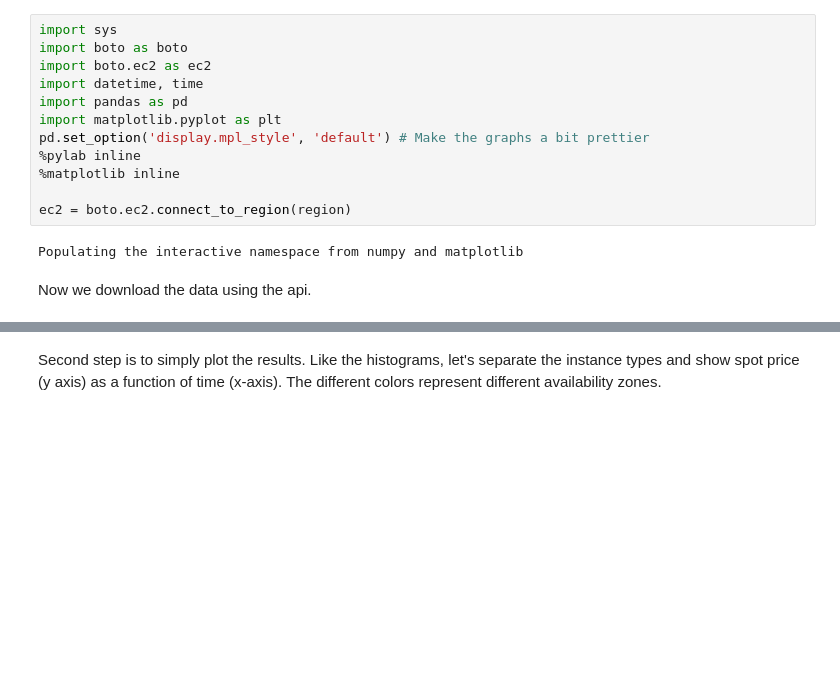
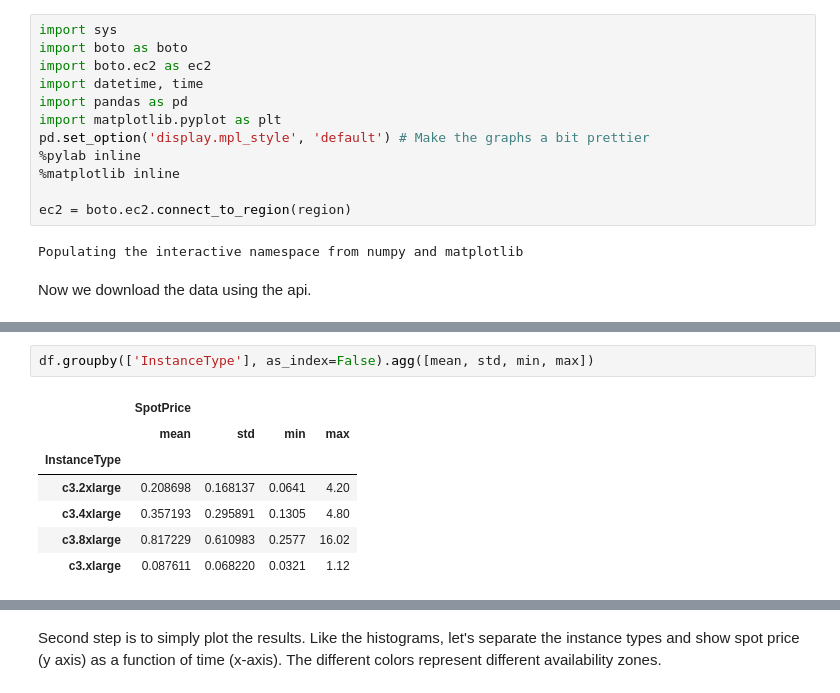
Before and after one commit to lila/spot_price_history, a Jupyter notebook: notebook/SpotPriceHistory.ipynb, the cells around one changed output, grey strips where cells are left out. Drawn from its saved outputs; the diff is of its cells as text; blank space fills up the shorter version.

```diff
--- a/notebook/SpotPriceHistory.ipynb
+++ b/notebook/SpotPriceHistory.ipynb
@@ -111,0 +126,10 @@ for k, g in df.sort(ascending=True).groupby(['InstanceType'], as_index=False):
+# %%
+df.groupby(['InstanceType'], as_index=False).agg([mean, std, min, max])
+# %% [output]
+|  | SpotPrice |  |  |  |
+|  | mean | std | min | max |
+| InstanceType |  |  |  |  |
+| c3.2xlarge | 0.208698 | 0.168137 | 0.0641 | 4.20 |
+| c3.4xlarge | 0.357193 | 0.295891 | 0.1305 | 4.80 |
+| c3.8xlarge | 0.817229 | 0.610983 | 0.2577 | 16.02 |
+| c3.xlarge | 0.087611 | 0.068220 | 0.0321 | 1.12 |
```
Also changed, not shown: parts of 18 cells of this notebook.
